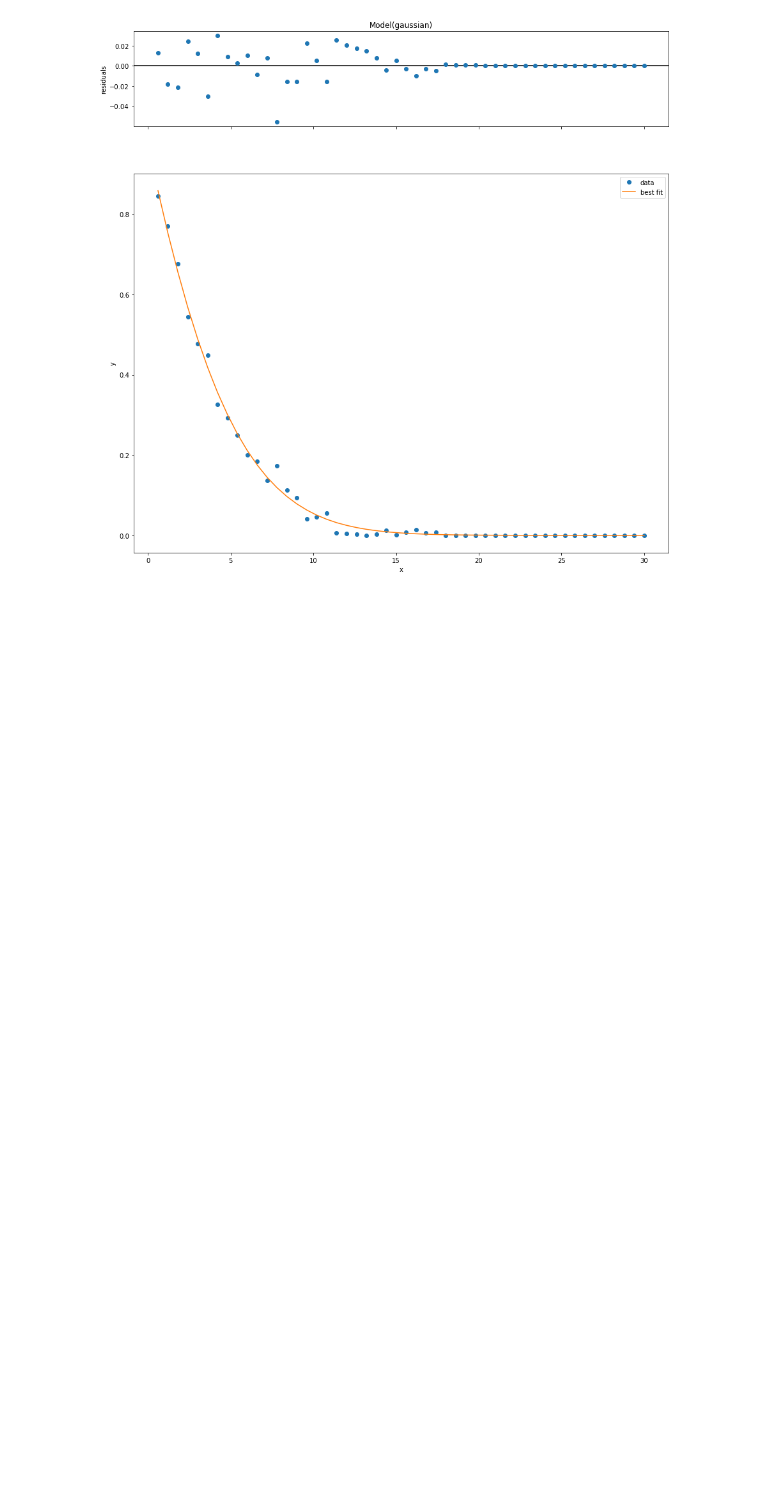
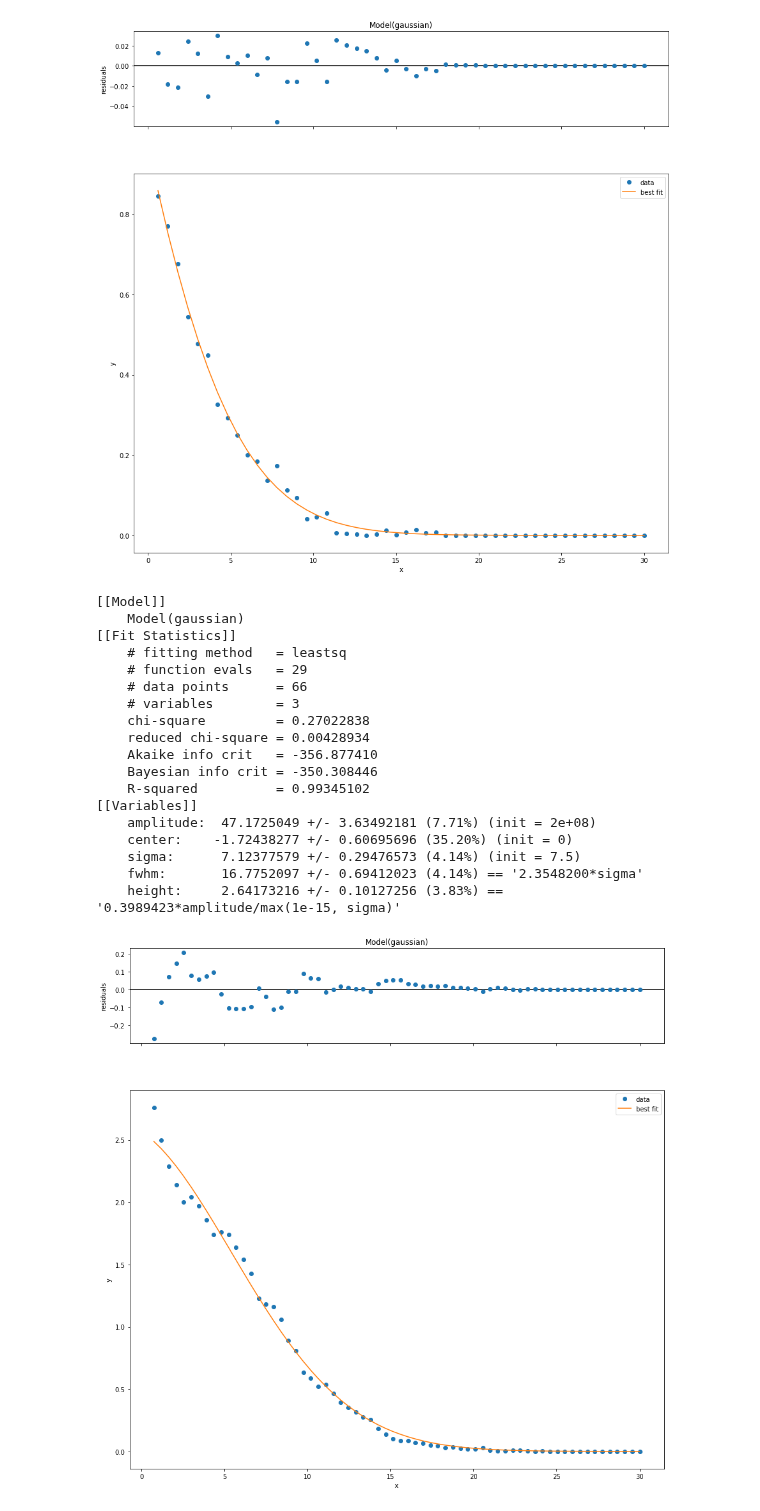
Before and after one commit to ahserhan/SiO2-SiV, a Jupyter notebook: 30keV SiO2/nmPlot3D.ipynb, the cells around one changed output. Drawn from its saved outputs; the diff is of its cells as text; code cells hidden in the pictures; blank space fills up the shorter version.

```diff
--- a/30keV SiO2/nmPlot3D.ipynb
+++ b/30keV SiO2/nmPlot3D.ipynb
@@ -316,3 +320,29 @@ model_fit.plot(fig=myfig);
     fwhm:       18.1006347 +/- 1.90583872 (10.53%) == '2.3548200*sigma'
     height:     3.32173885 +/- 1.43237656 (43.12%) == '0.3989423*amplitude/max(1e-15, sigma)'
 [figure]
+# %%
+model_fit = model.fit(data15nm['C'][1:], params, x=data15nm['Depth'][1:])
+print(model_fit.fit_report(show_correl=False))
+
+myfig=plt.figure(figsize=(15,15))
+model_fit.plot(fig=myfig);
+# %% [output]
+[[Model]]
+    Model(gaussian)
+[[Fit Statistics]]
+    # fitting method   = leastsq
+    # function evals   = 29
+    # data points      = 66
+    # variables        = 3
+    chi-square         = 0.27022838
+    reduced chi-square = 0.00428934
+    Akaike info crit   = -356.877410
+    Bayesian info crit = -350.308446
+    R-squared          = 0.99345102
+[[Variables]]
+    amplitude:  47.1725049 +/- 3.63492181 (7.71%) (init = 2e+08)
+    center:    -1.72438277 +/- 0.60695696 (35.20%) (init = 0)
+    sigma:      7.12377579 +/- 0.29476573 (4.14%) (init = 7.5)
+    fwhm:       16.7752097 +/- 0.69412023 (4.14%) == '2.3548200*sigma'
+    height:     2.64173216 +/- 0.10127256 (3.83%) == '0.3989423*amplitude/max(1e-15, sigma)'
+[figure, added]
```
Also changed, not shown: parts of 3 cells of this notebook.
